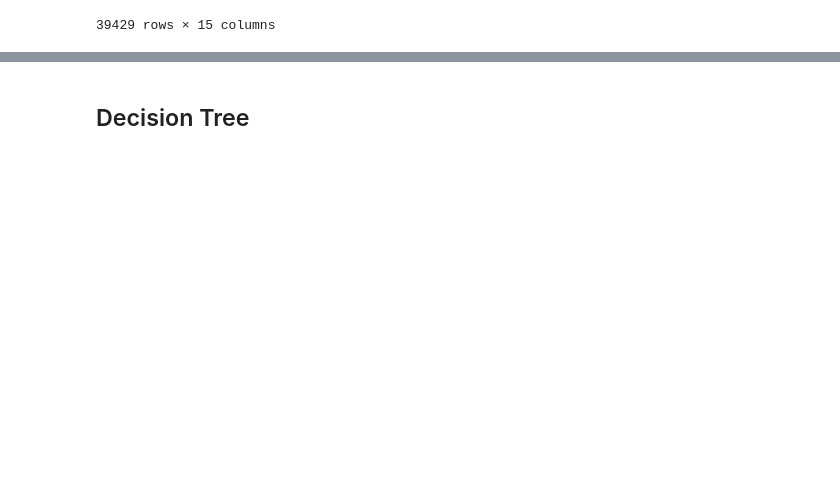
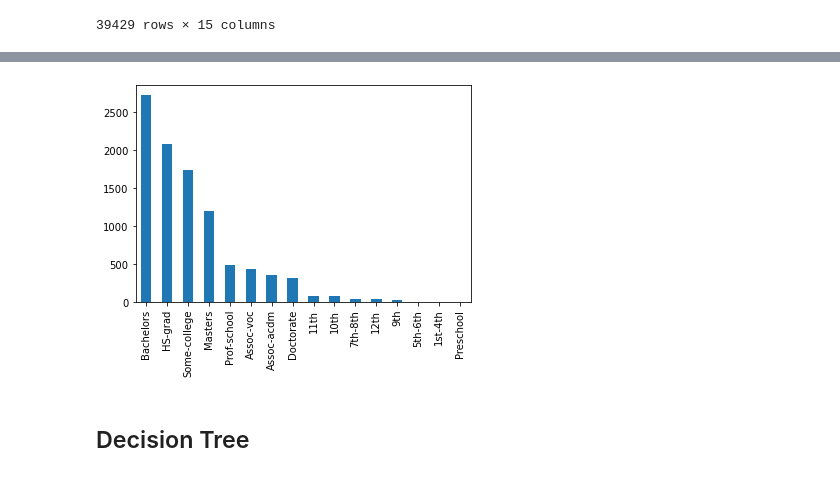
Before and after one commit to albetorres19/CapstoneSem2, a Jupyter notebook: index.ipynb, the cells around one changed output, grey strips where cells are left out. Saved outputs shown, nothing was run; the diff lists cells and outputs as text; code cells hidden in the pictures; blank space fills up the shorter version.

```diff
--- a/index.ipynb
+++ b/index.ipynb
@@ -50,0 +31,7 @@ memory usage: 4.5+ MB
+# %%
+Df2 = df
+# %%
+Df2 = Df2[Df2['income_>50K'] == 1]
+# %%
+Df2 = Df2.drop(['age','fnlwgt','educational-num',
+          'capital-gain','capital-loss','workclass','native-country','marital-status'], axis=1)
@@ -50,0 +56,5 @@ memory usage: 4.5+ MB
+# %%
+ax = Df2["education"].value_counts().plot(kind='bar')
+plt.show()
+# %% [output]
+[figure, added]
```
Also changed, not shown: parts of 22 cells of this notebook, 1 other file.
